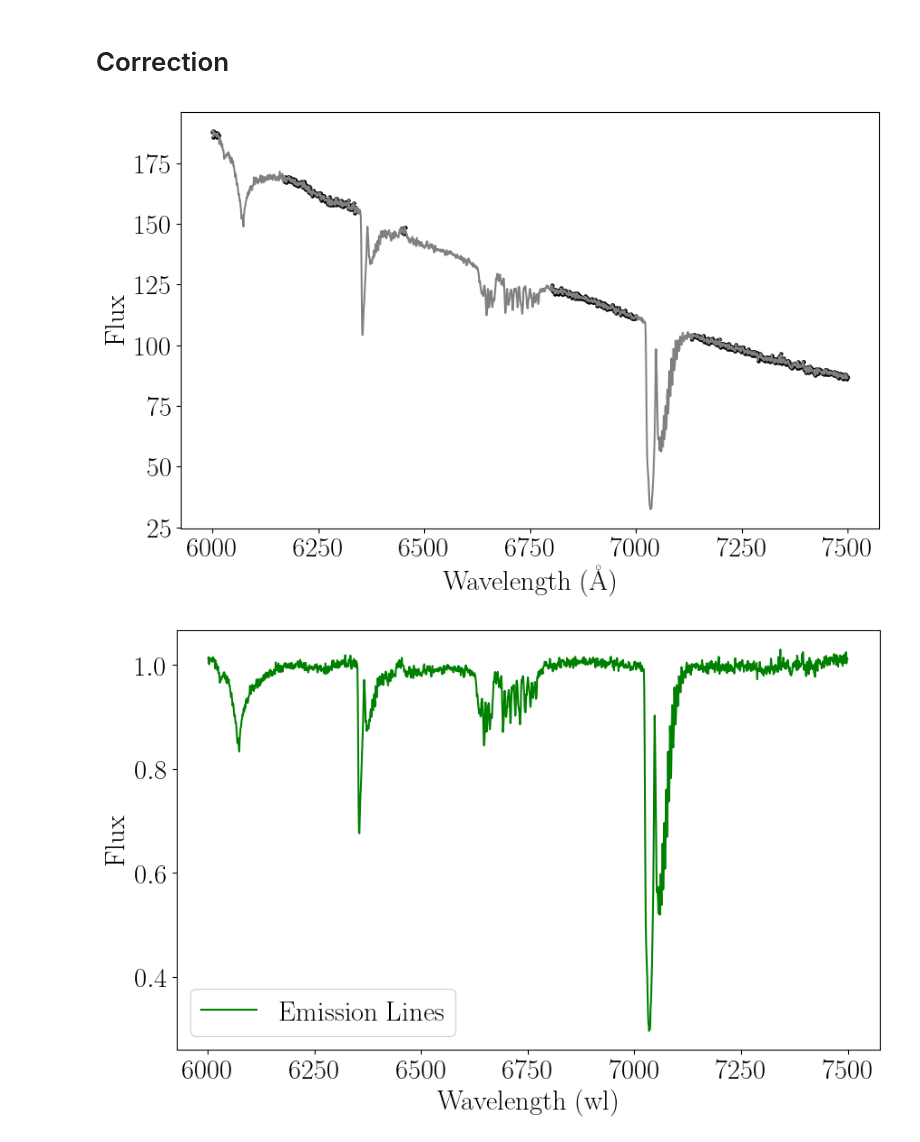
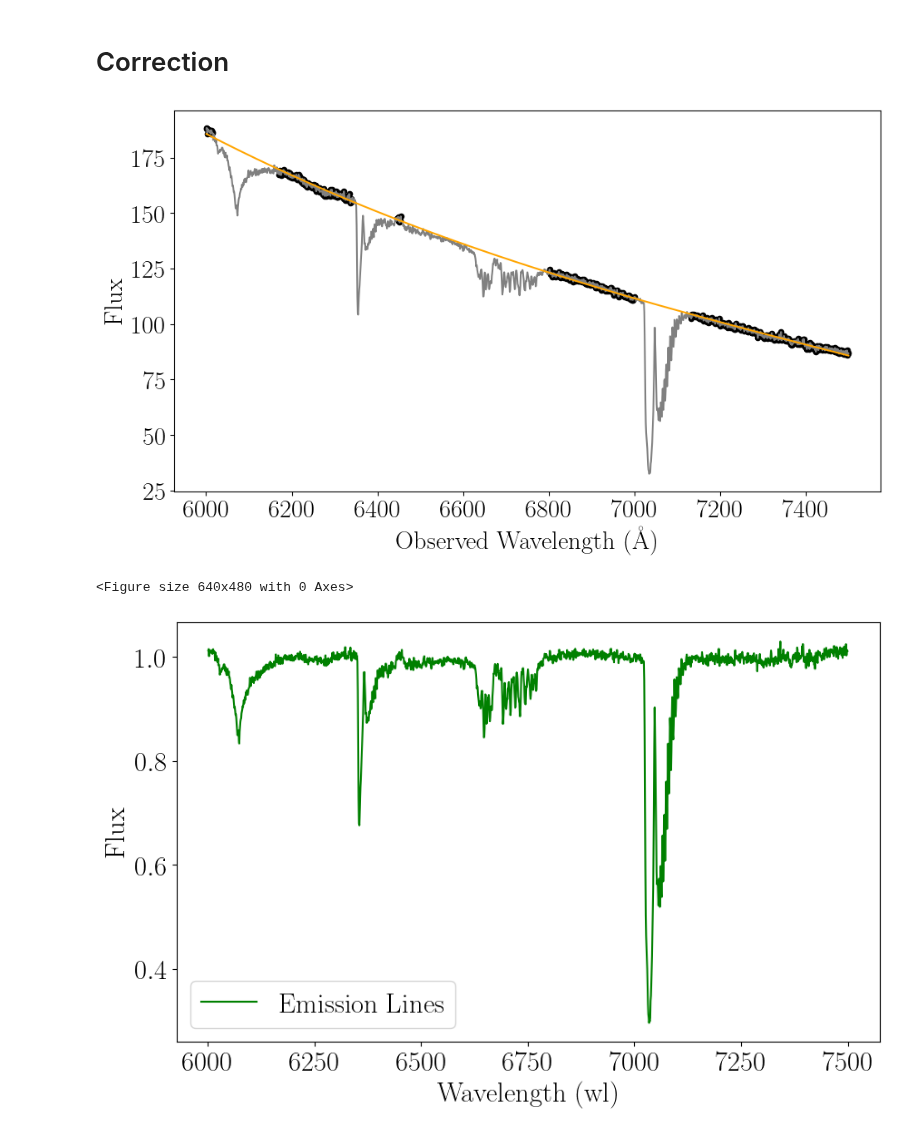
Before and after one commit to seratsaad/ticktock, a Jupyter notebook: Spectral Decomposition - Optical - Halpha.ipynb, the cells around one changed output. Saved outputs shown, nothing was run; the diff lists cells and outputs as text; code cells hidden in the pictures.

```diff
--- a/Spectral Decomposition - Optical - Halpha.ipynb
+++ b/Spectral Decomposition - Optical - Halpha.ipynb
@@ -68,7 +68,6 @@ plt.show()
 # %% [markdown]
 # Correction
 # %%
-# Open FITS file
 file_name = 'bundle_20230529_standards/spectrum_20230112_0000010_exp01_red.fits'
 hdul = fits.open(file_name)
 data = hdul[0].data
@@ -80,53 +79,56 @@ wl = data[0]
 flux = data[1] * (10**16)
 err = data[2]
 
-# Adjust wavelength for redshift
+
 wl = wl / (1 + z)
 
-# Filter the data within the wavelength range
+
 mask0 = np.where((wl > 6000) & (wl < 7500))
 wl_o = wl[mask0]
 flux_o = flux[mask0]
 err_o = err[mask0]
 
-# Apply additional filters
+
 mask1 = np.where((wl_o < 6015) | (wl_o > 6170))
 wl = wl_o[mask1]
 flux = flux_o[mask1]
 err = err_o[mask1]
 
 mask2 = np.where((wl < 6340) | (wl > 6445))
 wl = wl[mask2]
 flux = flux[mask2]
 err = err[mask2]
 
 mask3 = np.where((wl < 6455) | (wl > 6800))
 wl = wl[mask3]
 flux = flux[mask3]
 err = err[mask3]
 
 mask4 = np.where((wl < 7000) | (wl > 7130))
 wl = wl[mask4]
 flux = flux[mask4]
 err = err[mask4]
 
-# Plot the filtered data
+
 plt.figure(figsize=(10, 6))
 plt.plot(wl_o, flux_o, color='grey')
-plt.scatter(wl, flux, color='black', s=5)
+plt.scatter(wl, flux, color='black', s=20)
 
-# Define and plot the third-degree polynomial
+
 coefficients = np.polyfit(wl, flux, 3)
 polynomial = np.poly1d(coefficients)
 fitted_continuum = polynomial(wl_o)
 
-#plt.plot(wl_o, fitted_continuum, color='orange')
+plt.plot(wl_o, fitted_continuum, color='orange')
 
-plt.xlabel('Wavelength (\AA)')
+plt.xlabel('Observed Wavelength (\AA)')
 plt.ylabel('Flux')
+plt.tight_layout()
 plt.show()
+plt.savefig("standard_spectra.pdf", format='pdf')
 # %% [output]
-[figure, old version]
+[figure, new version]
+<Figure size 640x480 with 0 Axes>
 # %%
 degree = 3
 
```
Also changed, not shown: 1 other file.
